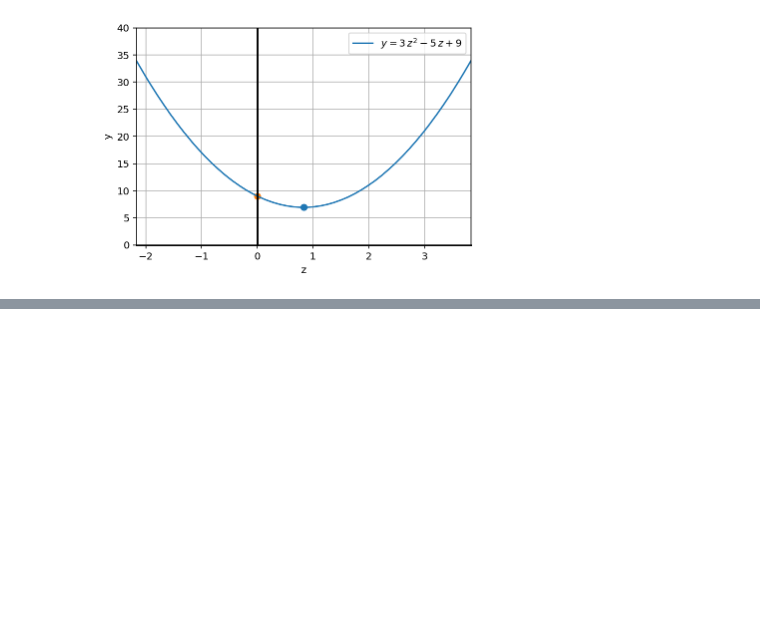
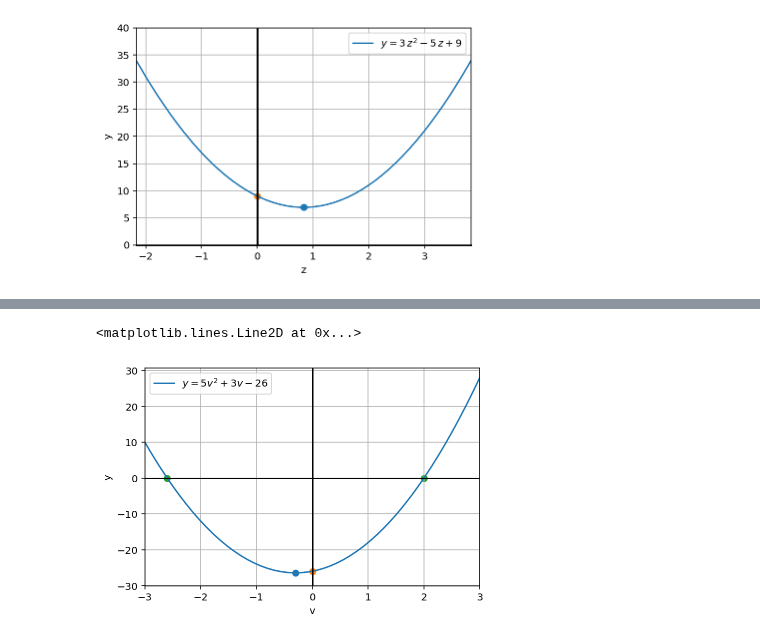
Before and after one commit to w-meiners/bdoor, a Jupyter notebook: 1-lineare_und_quadratische_Funktionen/Notebook_3_Lsg.ipynb, the cells around one changed output, grey strips where cells are left out. Drawn from its saved outputs; the diff is of its cells as text; code cells hidden in the pictures; blank space fills up the shorter version.

```diff
--- a/1-lineare_und_quadratische_Funktionen/Notebook_3_Lsg.ipynb
+++ b/1-lineare_und_quadratische_Funktionen/Notebook_3_Lsg.ipynb
@@ -208,0 +248,20 @@ solveset(Eq(f(v),0),domain=S.Reals)
+# %%
+x_n = list(Nullstellen)
+y_n = [f(x) for x in x_n]
+# %%
+ax = df.plot(
+    x='v',
+    y='y', label=fr'$y={latex(f.expr)}$',
+    grid=True
+)
+
+ax.scatter(v_s,y_s)
+ax.scatter(0,f(0))
+ax.scatter(x_n,y_n)
+ax.set(xlabel='v',ylabel='y')
+
+ax.axhline(0,c='k')
+ax.axvline(0,c='k')
+# %% [output]
+<matplotlib.lines.Line2D at 0x...>
+[figure, added]
```
Also changed, not shown: parts of 11 cells of this notebook, 22 other files.
